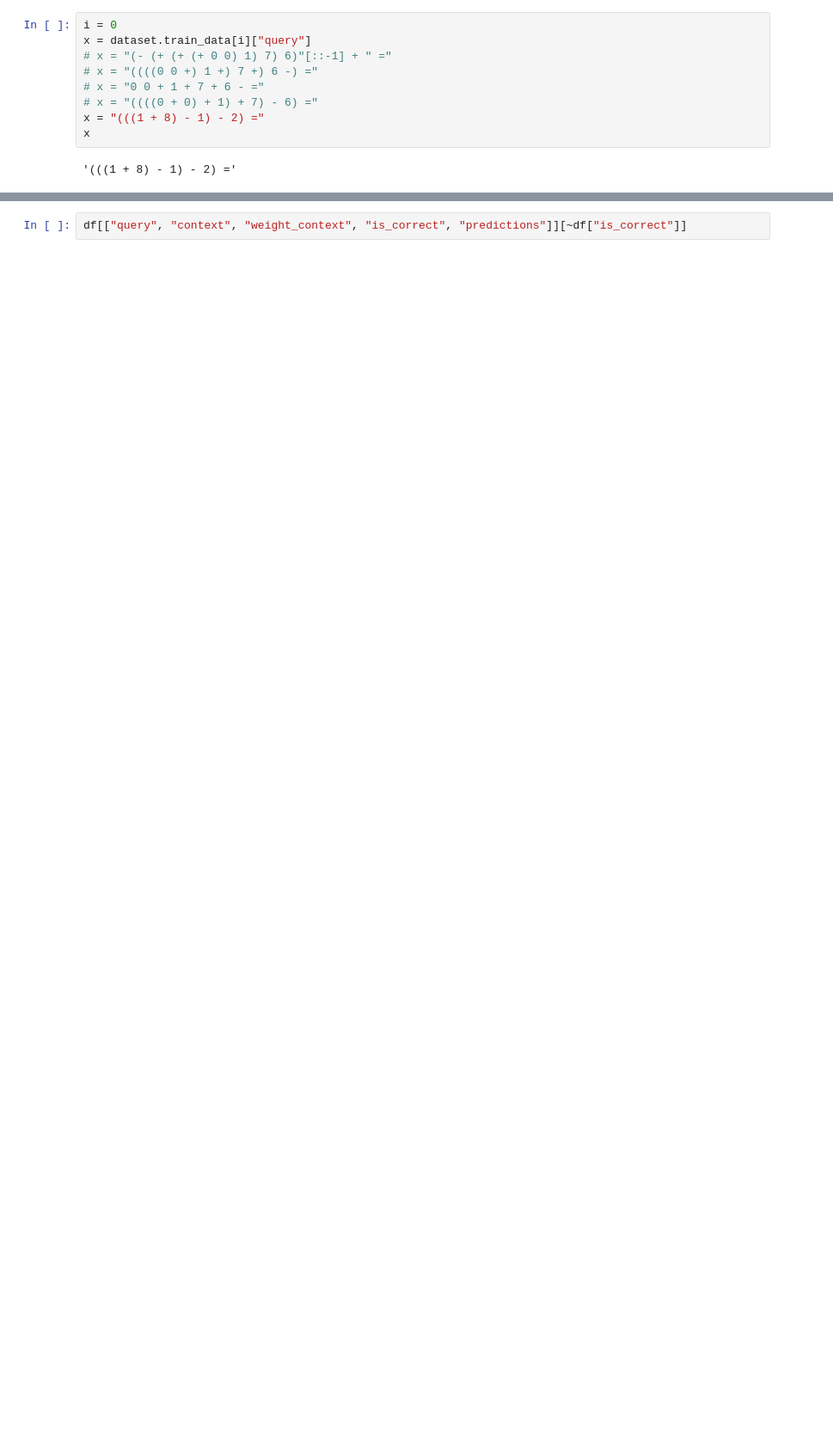
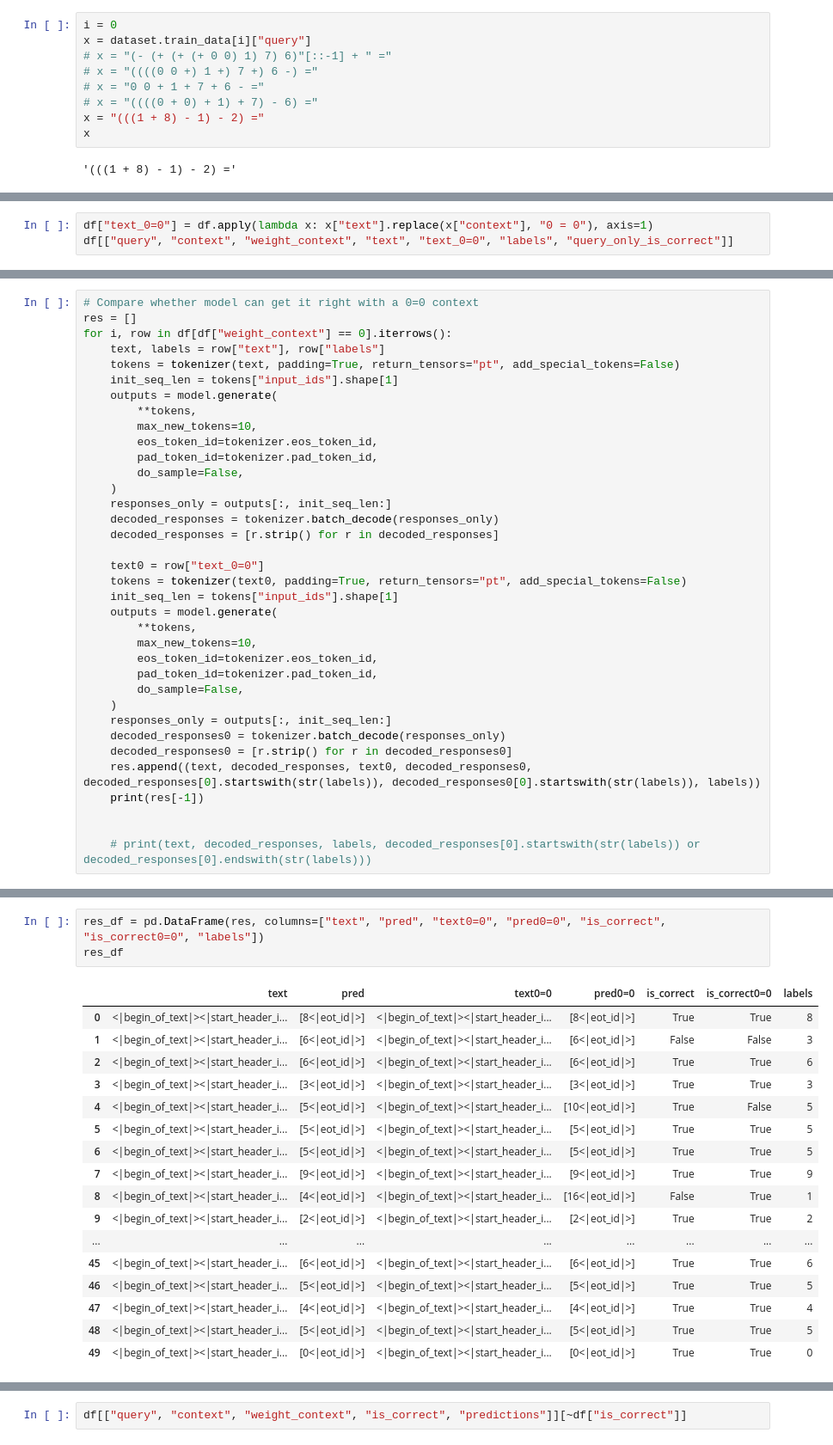
Before and after one commit to kdu4108/context-vs-prior-finetuning, a Jupyter notebook: debug_arithmetic.ipynb, the cells around one changed output, grey strips where cells are left out. Shown at 86% size. Saved outputs shown, nothing was run; the diff lists cells and outputs as text; blank space fills up the shorter version.

```diff
--- a/debug_arithmetic.ipynb
+++ b/debug_arithmetic.ipynb
@@ -63,0 +102,3 @@ df = pd.read_csv("/cluster/work/cotterell/kdu/context-vs-prior-finetuning/data/A
+# %%
+df["text_0=0"] = df.apply(lambda x: x["text"].replace(x["context"], "0 = 0"), axis=1)
+df[["query", "context", "weight_context", "text", "text_0=0", "labels", "query_only_is_correct"]]
@@ -63,0 +214,36 @@ df = pd.read_csv("/cluster/work/cotterell/kdu/context-vs-prior-finetuning/data/A
+# %%
+# Compare whether model can get it right with a 0=0 context
+res = []
+for i, row in df[df["weight_context"] == 0].iterrows():
+    text, labels = row["text"], row["labels"]
+    tokens = tokenizer(text, padding=True, return_tensors="pt", add_special_tokens=False)
+    init_seq_len = tokens["input_ids"].shape[1]
+    outputs = model.generate(
+        **tokens,
+        max_new_tokens=10,
+        eos_token_id=tokenizer.eos_token_id,
+        pad_token_id=tokenizer.pad_token_id,
+        do_sample=False,
+    )
+    responses_only = outputs[:, init_seq_len:]
+    decoded_responses = tokenizer.batch_decode(responses_only)
+    decoded_responses = [r.strip() for r in decoded_responses]
+
+    text0 = row["text_0=0"]
+    tokens = tokenizer(text0, padding=True, return_tensors="pt", add_special_tokens=False)
+    init_seq_len = tokens["input_ids"].shape[1]
+    outputs = model.generate(
+        **tokens,
+        max_new_tokens=10,
+        eos_token_id=tokenizer.eos_token_id,
+        pad_token_id=tokenizer.pad_token_id,
+        do_sample=False,
+    )
+    responses_only = outputs[:, init_seq_len:]
+    decoded_responses0 = tokenizer.batch_decode(responses_only)
+    decoded_responses0 = [r.strip() for r in decoded_responses0]
+    res.append((text, decoded_responses, text0, decoded_responses0, decoded_responses[0].startswith(str(labels)), decoded_responses0[0].startswith(str(labels)), labels))
+    print(res[-1])
+
+
+    # print(text, decoded_responses, labels, decoded_responses[0].startswith(str(labels)) or decoded_responses[0].endswith(str(labels)))
@@ -63,0 +268,21 @@ df = pd.read_csv("/cluster/work/cotterell/kdu/context-vs-prior-finetuning/data/A
+# %%
+res_df = pd.DataFrame(res, columns=["text", "pred", "text0=0", "pred0=0", "is_correct", "is_correct0=0", "labels"])
+res_df
+# %% [output]
+|  | text | pred | text0=0 | pred0=0 | is_correct | is_correct0=0 | labels |
+| 0 | <|begin_of_text|><|start_header_i... | [8<|eot_id|>] | <|begin_of_text|><|start_header_i... | [8<|eot_id|>] | True | True | 8 |
+| 1 | <|begin_of_text|><|start_header_i... | [6<|eot_id|>] | <|begin_of_text|><|start_header_i... | [6<|eot_id|>] | False | False | 3 |
+| 2 | <|begin_of_text|><|start_header_i... | [6<|eot_id|>] | <|begin_of_text|><|start_header_i... | [6<|eot_id|>] | True | True | 6 |
+| 3 | <|begin_of_text|><|start_header_i... | [3<|eot_id|>] | <|begin_of_text|><|start_header_i... | [3<|eot_id|>] | True | True | 3 |
+| 4 | <|begin_of_text|><|start_header_i... | [5<|eot_id|>] | <|begin_of_text|><|start_header_i... | [10<|eot_id|>] | True | False | 5 |
+| 5 | <|begin_of_text|><|start_header_i... | [5<|eot_id|>] | <|begin_of_text|><|start_header_i... | [5<|eot_id|>] | True | True | 5 |
+| 6 | <|begin_of_text|><|start_header_i... | [5<|eot_id|>] | <|begin_of_text|><|start_header_i... | [5<|eot_id|>] | True | True | 5 |
+| 7 | <|begin_of_text|><|start_header_i... | [9<|eot_id|>] | <|begin_of_text|><|start_header_i... | [9<|eot_id|>] | True | True | 9 |
+| 8 | <|begin_of_text|><|start_header_i... | [4<|eot_id|>] | <|begin_of_text|><|start_header_i... | [16<|eot_id|>] | False | True | 1 |
+| 9 | <|begin_of_text|><|start_header_i... | [2<|eot_id|>] | <|begin_of_text|><|start_header_i... | [2<|eot_id|>] | True | True | 2 |
+| ... | ... | ... | ... | ... | ... | ... | ... |
+| 45 | <|begin_of_text|><|start_header_i... | [6<|eot_id|>] | <|begin_of_text|><|start_header_i... | [6<|eot_id|>] | True | True | 6 |
+| 46 | <|begin_of_text|><|start_header_i... | [5<|eot_id|>] | <|begin_of_text|><|start_header_i... | [5<|eot_id|>] | True | True | 5 |
+| 47 | <|begin_of_text|><|start_header_i... | [4<|eot_id|>] | <|begin_of_text|><|start_header_i... | [4<|eot_id|>] | True | True | 4 |
+| 48 | <|begin_of_text|><|start_header_i... | [5<|eot_id|>] | <|begin_of_text|><|start_header_i... | [5<|eot_id|>] | True | True | 5 |
+| 49 | <|begin_of_text|><|start_header_i... | [0<|eot_id|>] | <|begin_of_text|><|start_header_i... | [0<|eot_id|>] | True | True | 0 |
```
Also changed, not shown: parts of 19 cells of this notebook, 2 other files.
